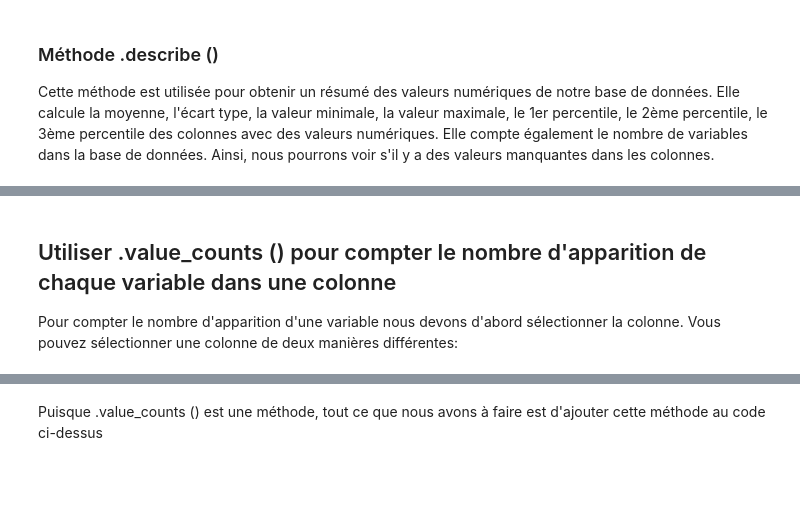
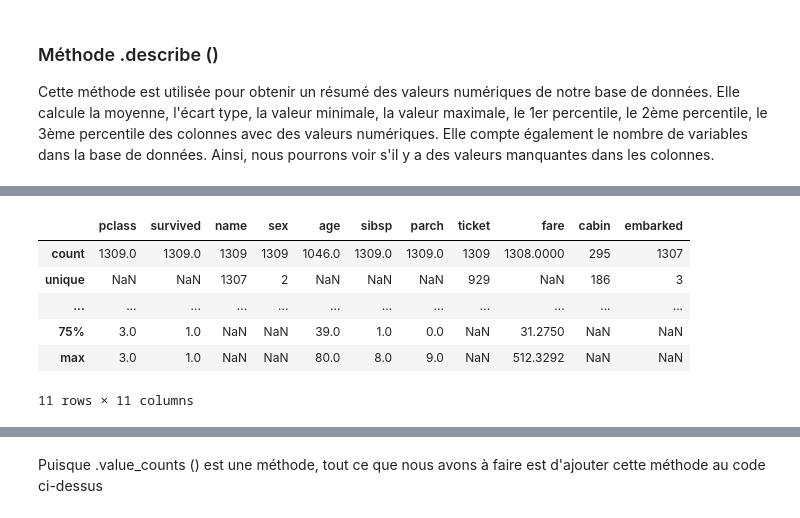
Before and after one commit to shadouuw/Tp1, a Jupyter notebook: Notebook1.ipynb, the cells around one changed output, grey strips where cells are left out. Cells and saved outputs as stored; diff of their text form; code cells hidden in the pictures; blank space fills up the shorter version.

```diff
--- a/Notebook1.ipynb
+++ b/Notebook1.ipynb
@@ -172,5 +290,12 @@ Cette méthode est utilisée pour obtenir un résumé des valeurs numériques de
 # %%
 # si on veut avoir des stats pour toutes les variables numériques et catégoriques
+
+data.describe(include='all')
+# %% [output]
+|  | pclass | survived | name | sex | age | sibsp | parch | ticket | fare | cabin | embarked |
+| count | 1309.0 | 1309.0 | 1309 | 1309 | 1046.0 | 1309.0 | 1309.0 | 1309 | 1308.0000 | 295 | 1307 |
+| unique | NaN | NaN | 1307 | 2 | NaN | NaN | NaN | 929 | NaN | 186 | 3 |
+| ... | ... | ... | ... | ... | ... | ... | ... | ... | ... | ... | ... |
+| 75% | 3.0 | 1.0 | NaN | NaN | 39.0 | 1.0 | 0.0 | NaN | 31.2750 | NaN | NaN |
+| max | 3.0 | 1.0 | NaN | NaN | 80.0 | 8.0 | 9.0 | NaN | 512.3292 | NaN | NaN |
+11 rows × 11 columns
-# %% [markdown]
-## Utiliser .value_counts () pour compter le nombre d'apparition de chaque variable dans une colonne
-Pour compter le nombre d'apparition d'une variable nous devons d'abord sélectionner la colonne. Vous pouvez sélectionner une colonne de deux manières différentes:
```
Also changed, not shown: parts of 43 cells of this notebook, 4 other files.
